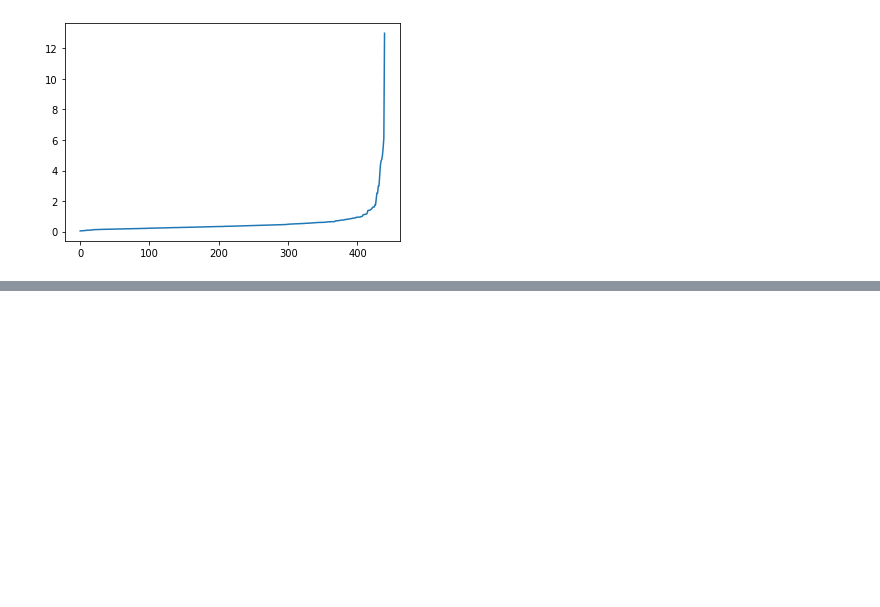
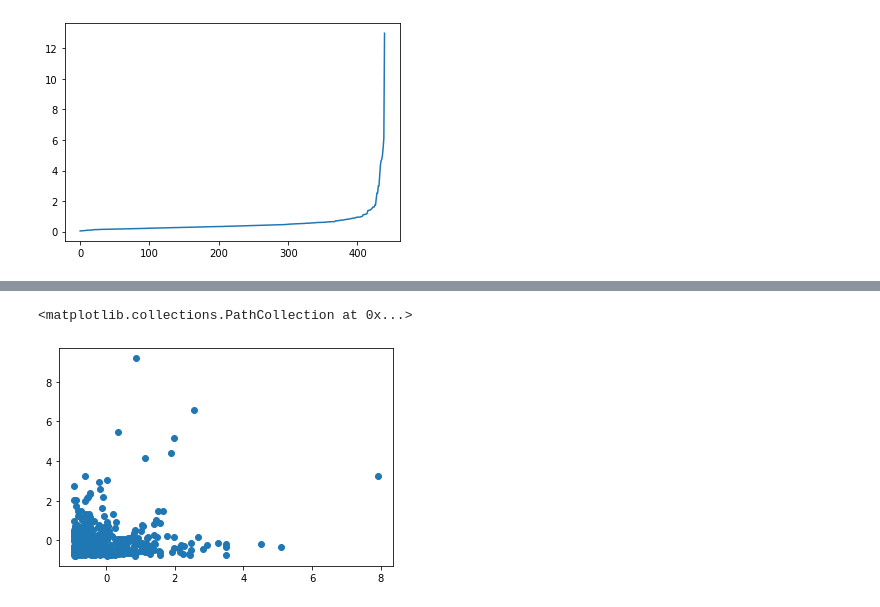
Before and after one commit to Tina-223/DBscan, a Jupyter notebook: wholesale_dbscan.ipynb, the cells around one changed output, grey strips where cells are left out. Saved outputs shown, nothing was run; the diff lists cells and outputs as text; code cells hidden in the pictures; blank space fills up the shorter version.

Commit message:
[feat] include plot

```diff
--- a/wholesale_dbscan.ipynb
+++ b/wholesale_dbscan.ipynb
@@ -121,0 +160,5 @@ df
+# %%
+plt.scatter(scaled_X[:,0], scaled_X[:,1])
+# %% [output]
+<matplotlib.collections.PathCollection at 0x...>
+[figure, added]
```
Also changed, not shown: parts of 9 cells of this notebook.
